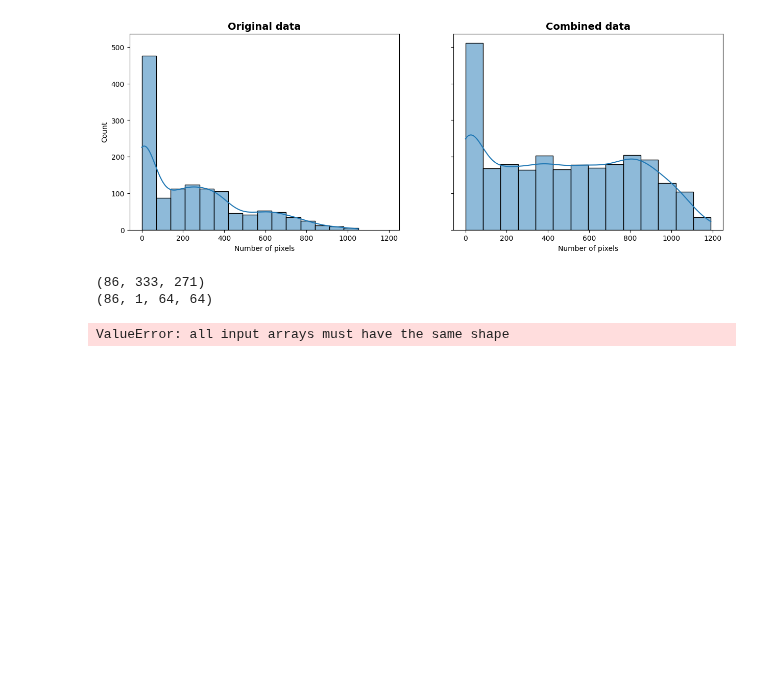
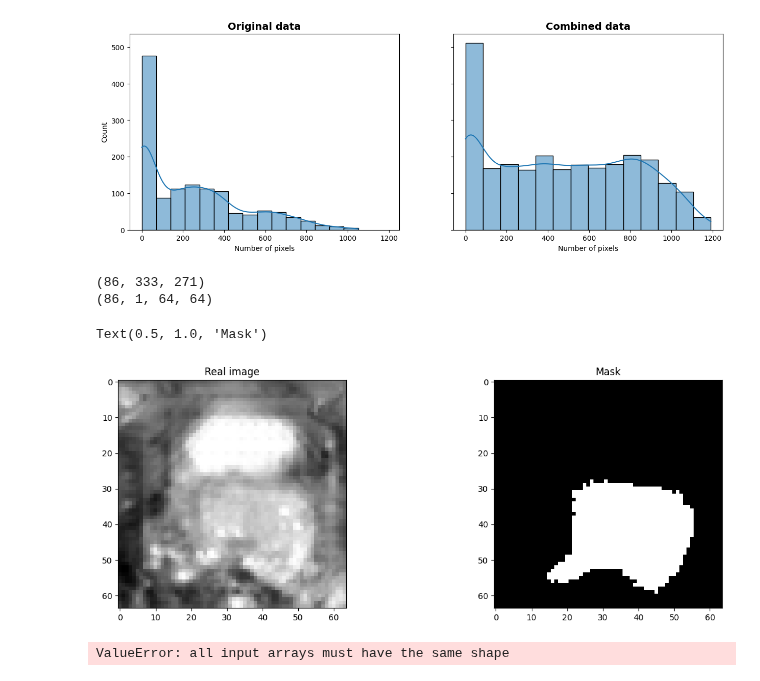
Before and after one commit to MartvStraten/8DM20-Capita-Selecta, a Jupyter notebook: MachineLearning/code/apply_cvae.ipynb, the cells around one changed output. Drawn from its saved outputs; the diff is of its cells as text; code cells hidden in the pictures; blank space fills up the shorter version.

```diff
--- a/MachineLearning/code/apply_cvae.ipynb
+++ b/MachineLearning/code/apply_cvae.ipynb
@@ -139,11 +168,24 @@ real_path = r"D:\TUe\8DM20\8DM20-Capita-Selecta\DevelopmentData\p102"
 cvae_path = r"D:\TUe\8DM20\8DM20-Capita-Selecta\DevelopmentData\cvae (1)"
 real_mask = sitk.GetArrayFromImage(sitk.ReadImage(real_path + r"\prostaat.mhd"))
 cvae_mask = sitk.GetArrayFromImage(sitk.ReadImage(cvae_path + r"\prostaat.mhd"))
+cvae_mr = sitk.GetArrayFromImage(sitk.ReadImage(cvae_path + r"\mr_bffe.mhd"))
 print(real_mask.shape)
 print(cvae_mask.shape)
 # %% [output]
 (86, 333, 271)
 (86, 1, 64, 64)
+# %%
+idx = 50
+mr_prostate = cvae_mr[idx]
+mask = cvae_mask[idx]
+fig, ax = plt.subplots(1, 2, figsize=(15, 5))
+ax[0].imshow(mr_prostate[0], cmap="gray")
+ax[0].set_title("Real image")
+ax[1].imshow(mask[0], cmap="gray")
+ax[1].set_title("Mask")
+# %% [output]
+Text(0.5, 1.0, 'Mask')
+[figure, added]
 # %%
 a = np.array([1,2])
 b = np.array([1,2,3])
```
Also changed, not shown: parts of 4 cells of this notebook, 2 other files.
